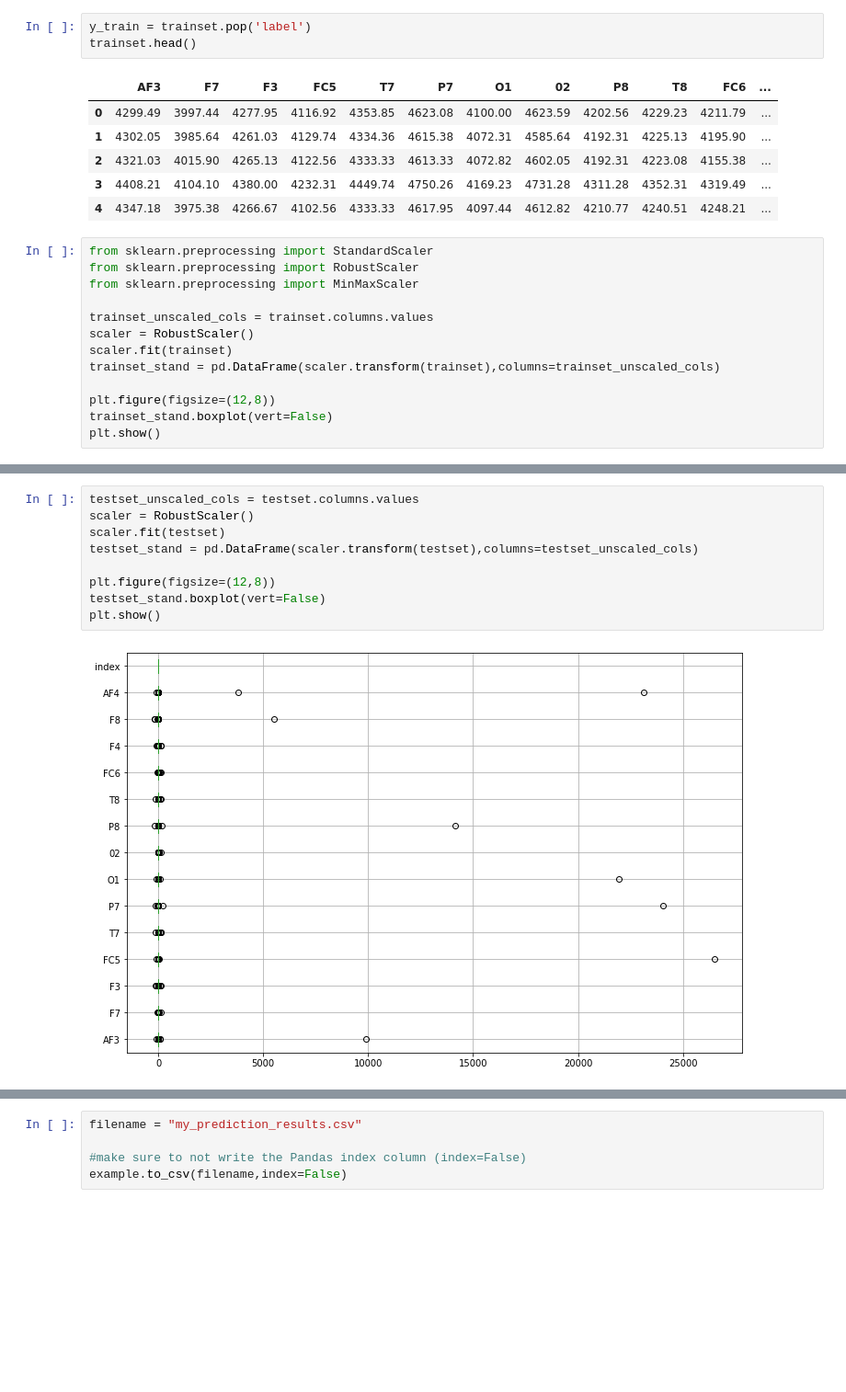
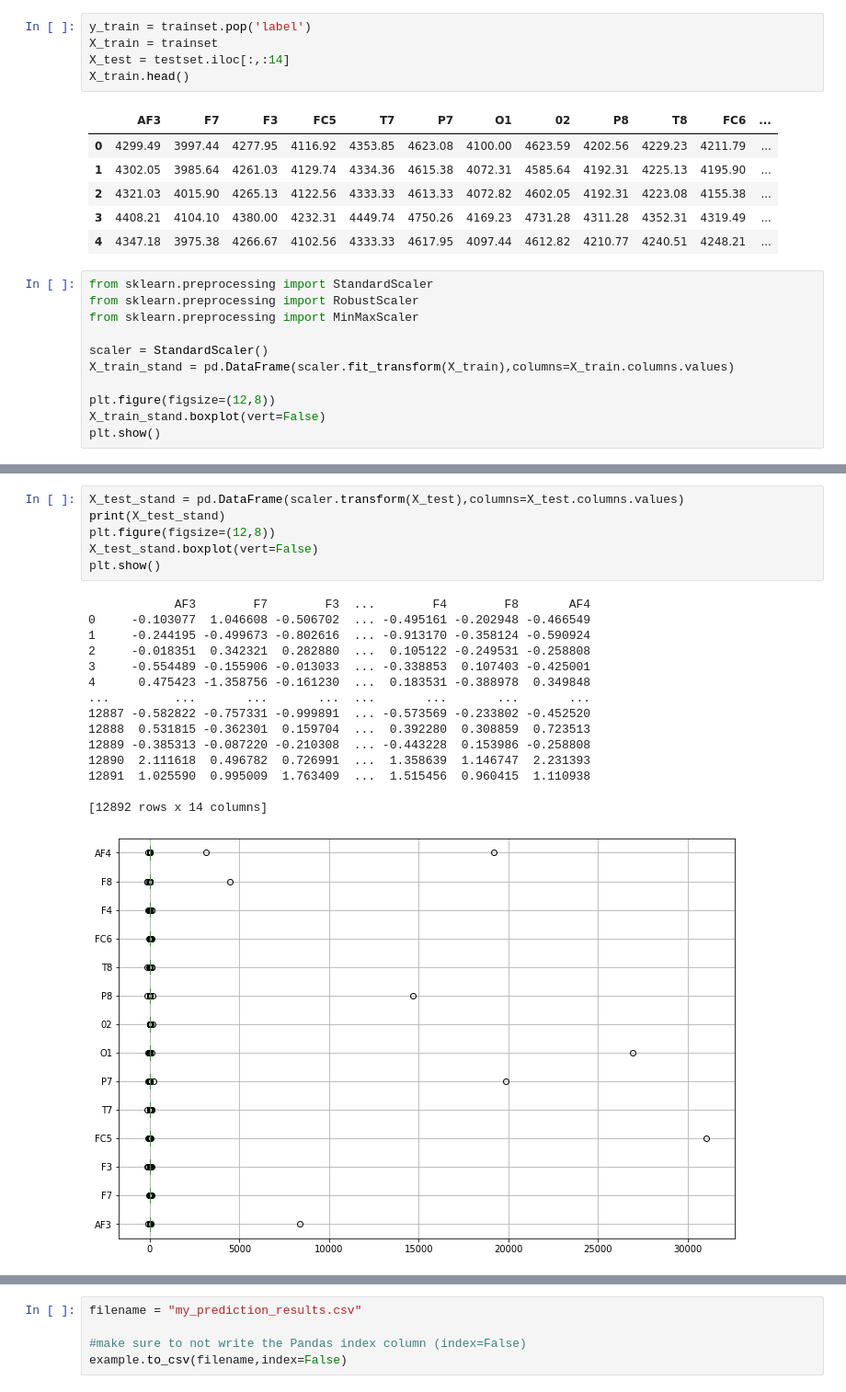
Before and after one commit to CallensToon/Machine_Learning_course_UGent_D012554_kaggle, a Jupyter notebook: Eye blinking prediction.ipynb, the cells around one changed output, grey strips where cells are left out. Shown: that part at 92% size. Cells and saved outputs as stored; diff of their text form; blank space fills up the shorter version.

```diff
--- a/Eye blinking prediction.ipynb
+++ b/Eye blinking prediction.ipynb
@@ -75,7 +75,9 @@ sample_submission.head(10)
 Make sure to save your results without the extra Pandas index column that is written by default:
 # %%
 y_train = trainset.pop('label')
-trainset.head()
+X_train = trainset
+X_test = testset.iloc[:,:14]
+X_train.head()
 # %% [output]
 |  | AF3 | F7 | F3 | FC5 | T7 | P7 | O1 | 02 | P8 | T8 | FC6 | ... |
 | 0 | 4299.49 | 3997.44 | 4277.95 | 4116.92 | 4353.85 | 4623.08 | 4100.00 | 4623.59 | 4202.56 | 4229.23 | 4211.79 | ... |
@@ -88,12 +90,10 @@ from sklearn.preprocessing import StandardScaler
 from sklearn.preprocessing import RobustScaler
 from sklearn.preprocessing import MinMaxScaler
 
-trainset_unscaled_cols = trainset.columns.values
-scaler = RobustScaler()
-scaler.fit(trainset)
-trainset_stand = pd.DataFrame(scaler.transform(trainset),columns=trainset_unscaled_cols)
+scaler = StandardScaler()
+X_train_stand = pd.DataFrame(scaler.fit_transform(X_train),columns=X_train.columns.values)
 
 plt.figure(figsize=(12,8))
-trainset_stand.boxplot(vert=False)
+X_train_stand.boxplot(vert=False)
 plt.show()
 # %% [output]
@@ -101,14 +101,25 @@ plt.show()
 # %%
-testset_unscaled_cols = testset.columns.values
-scaler = RobustScaler()
-scaler.fit(testset)
-testset_stand = pd.DataFrame(scaler.transform(testset),columns=testset_unscaled_cols)
-
+X_test_stand = pd.DataFrame(scaler.transform(X_test),columns=X_test.columns.values)
+print(X_test_stand)
 plt.figure(figsize=(12,8))
-testset_stand.boxplot(vert=False)
+X_test_stand.boxplot(vert=False)
 plt.show()
 # %% [output]
+            AF3        F7        F3  ...        F4        F8       AF4
+0     -0.103077  1.046608 -0.506702  ... -0.495161 -0.202948 -0.466549
+1     -0.244195 -0.499673 -0.802616  ... -0.913170 -0.358124 -0.590924
+2     -0.018351  0.342321  0.282880  ...  0.105122 -0.249531 -0.258808
+3     -0.554489 -0.155906 -0.013033  ... -0.338853  0.107403 -0.425001
+4      0.475423 -1.358756 -0.161230  ...  0.183531 -0.388978  0.349848
+...         ...       ...       ...  ...       ...       ...       ...
+12887 -0.582822 -0.757331 -0.999891  ... -0.573569 -0.233802 -0.452520
+12888  0.531815 -0.362301  0.159704  ...  0.392280  0.308859  0.723513
+12889 -0.385313 -0.087220 -0.210308  ... -0.443228  0.153986 -0.258808
+12890  2.111618  0.496782  0.726991  ...  1.358639  1.146747  2.231393
+12891  1.025590  0.995009  1.763409  ...  1.515456  0.960415  1.110938
+
+[12892 rows x 14 columns]
-[figure, old version]
+[figure, new version]
 # %%
 from sklearn.linear_model import LinearRegression
 
```
Also changed, not shown: parts of 6 cells of this notebook.
